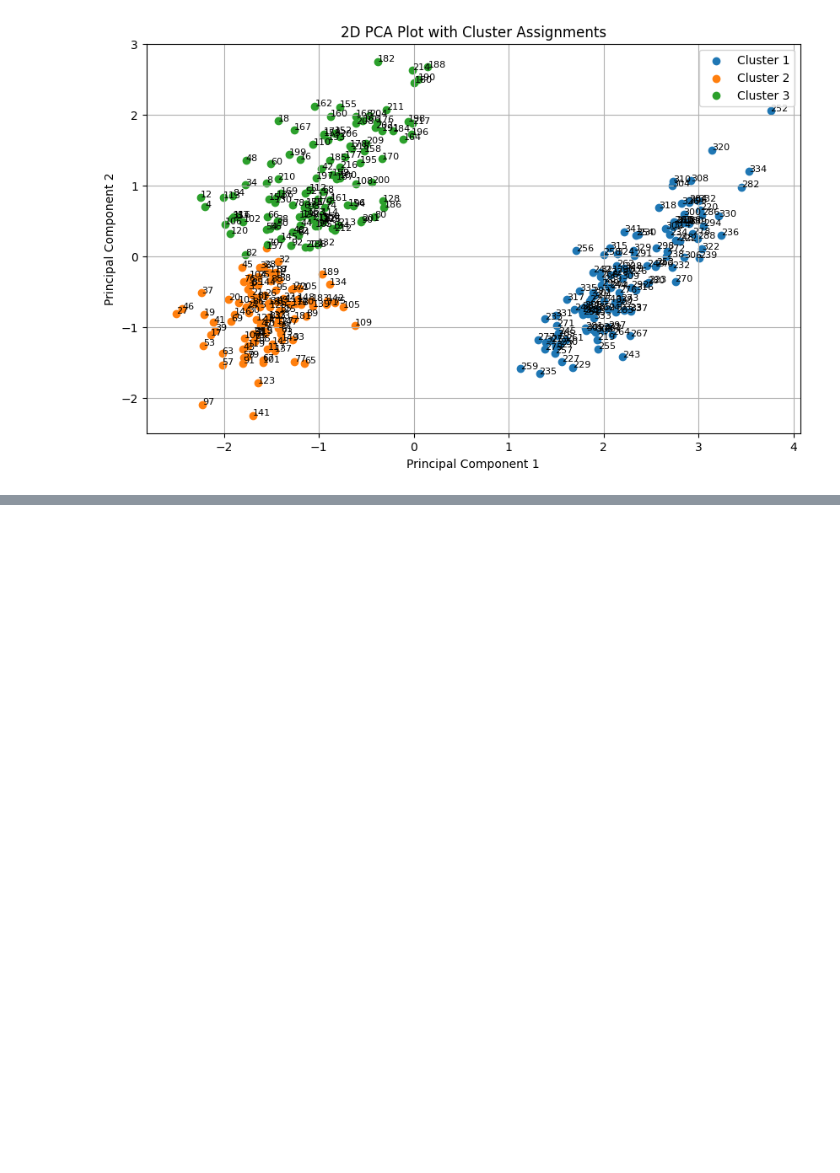
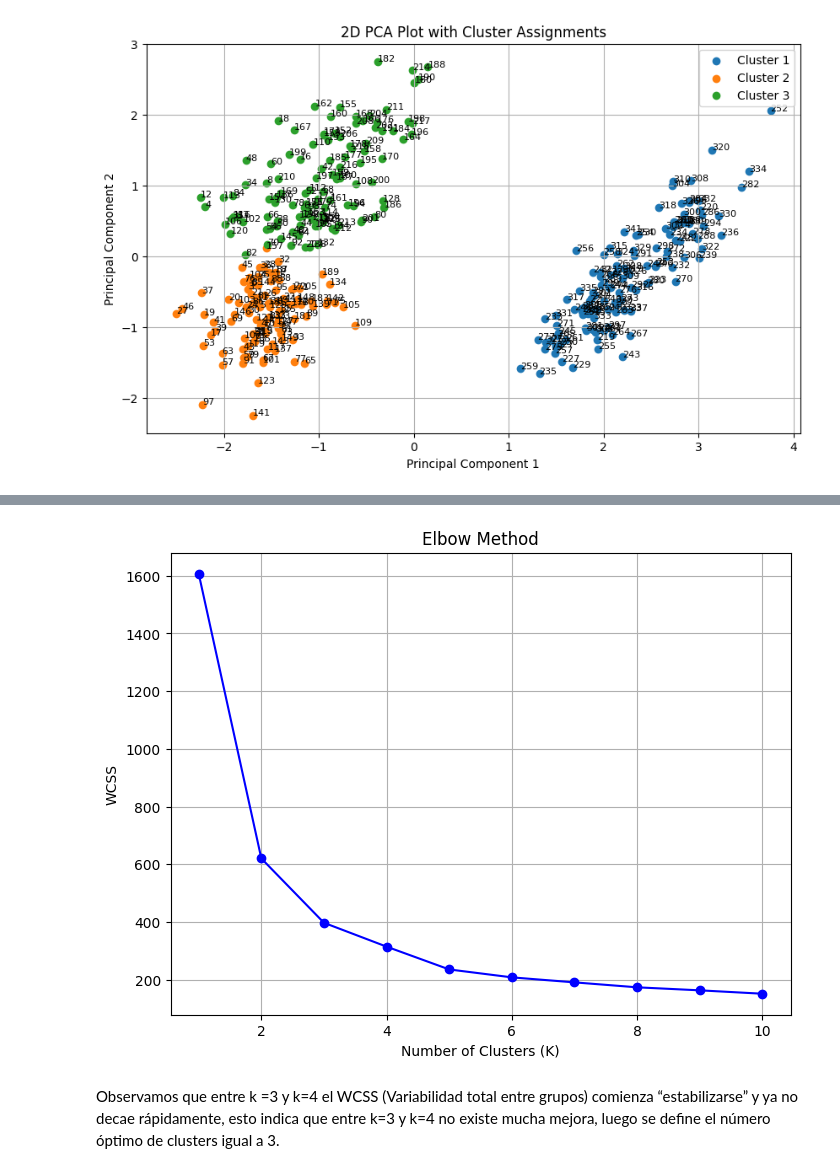
Before and after one commit to sebmcas/Mineria_de_datos, a Jupyter notebook: Clusters_Y_PCA.ipynb, the cells around one changed output, grey strips where cells are left out. Saved outputs shown, nothing was run; the diff lists cells and outputs as text; code cells hidden in the pictures; blank space fills up the shorter version.

```diff
--- a/Clusters_Y_PCA.ipynb
+++ b/Clusters_Y_PCA.ipynb
@@ -461,0 +488,21 @@ grupamiento jerárquico prácticamente identifica a los pingüinos por especie,
+# %%
+# Método del codo
+
+wcss = []
+for k in range(1, 11):
+    kmeans = KMeans(n_clusters=k, random_state=0)
+    kmeans.fit(df_est)
+    wcss.append(kmeans.inertia_)
+# %%
+# Graficamos los resultados
+plt.figure(figsize=(8, 6))
+plt.plot(range(1, 11), wcss, marker='o', linestyle='-', color='b')
+plt.title('Elbow Method')
+plt.xlabel('Number of Clusters (K)')
+plt.ylabel('WCSS')
+plt.grid(True)
+plt.show()
+# %% [output]
+[figure, added]
+# %% [markdown]
+Observamos que entre k =3 y k=4 el WCSS (Variabilidad total entre grupos) comienza “estabilizarse” y ya no decae rápidamente, esto indica que entre k=3 y k=4 no existe mucha mejora, luego se define el número óptimo de clusters igual a 3.
```
Also changed, not shown: parts of 5 cells of this notebook.
